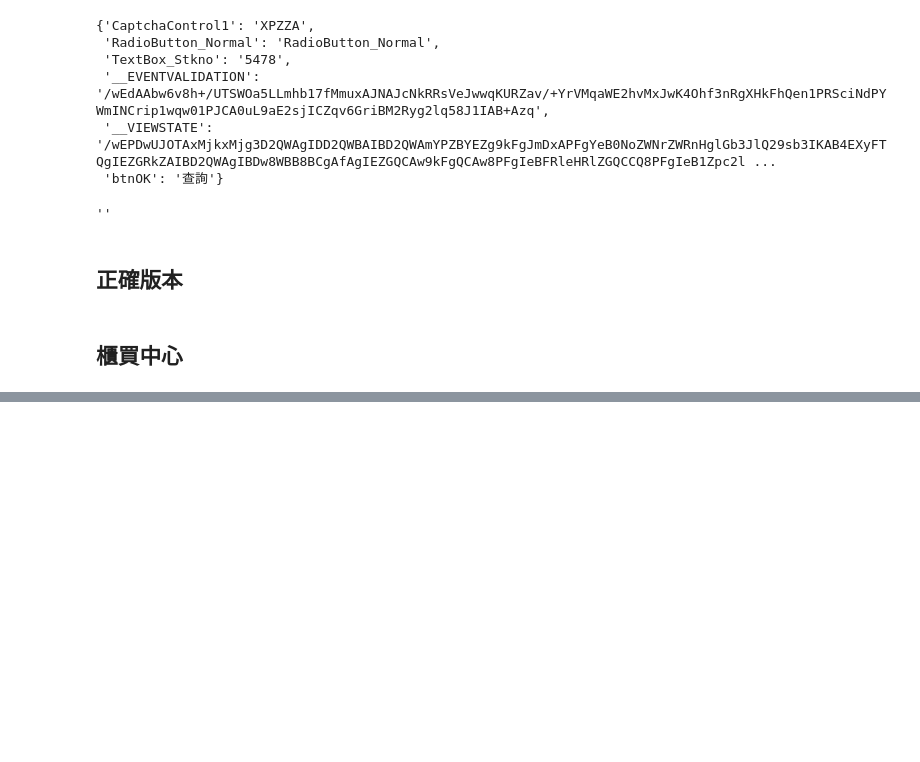
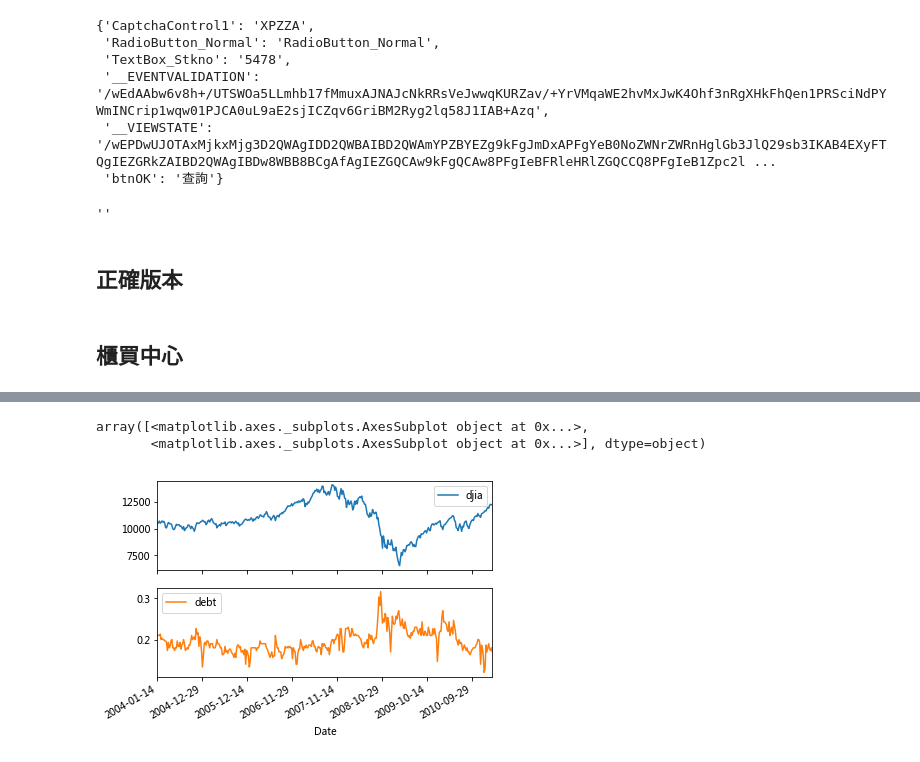
Before and after one commit to ywchiu/pyfinance, a Jupyter notebook: Demo20170430_afternoon.ipynb, the cells around one changed output, grey strips where cells are left out. Saved outputs shown, nothing was run; the diff lists cells and outputs as text; code cells hidden in the pictures; blank space fills up the shorter version.

```diff
--- a/Demo20170430_afternoon.ipynb
+++ b/Demo20170430_afternoon.ipynb
@@ -223,0 +226,3 @@ with open('4120.csv', 'wb') as f:
+# %%
+import pandas
+data = pandas.read_csv('data/GoogleTrendsData.csv', index_col='Date')
@@ -223,0 +243,7 @@ with open('4120.csv', 'wb') as f:
+# %%
+#data.plot(kind = 'line')
+data.plot(kind = 'line', subplots=True)
+# %% [output]
+array([<matplotlib.axes._subplots.AxesSubplot object at 0x...>,
+       <matplotlib.axes._subplots.AxesSubplot object at 0x...>], dtype=object)
+[figure, added]
```
Also changed, not shown: parts of 23 cells of this notebook.
